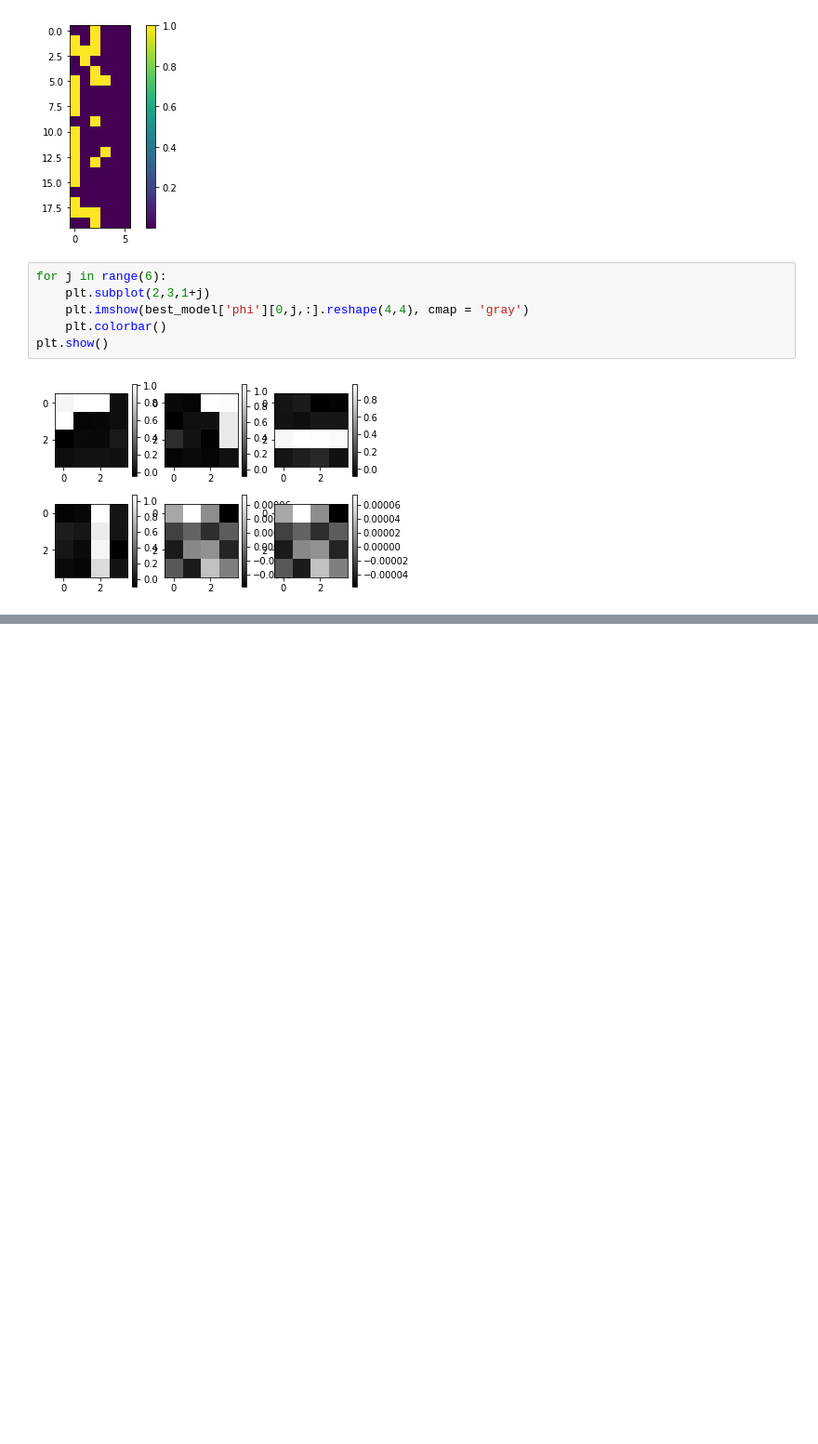
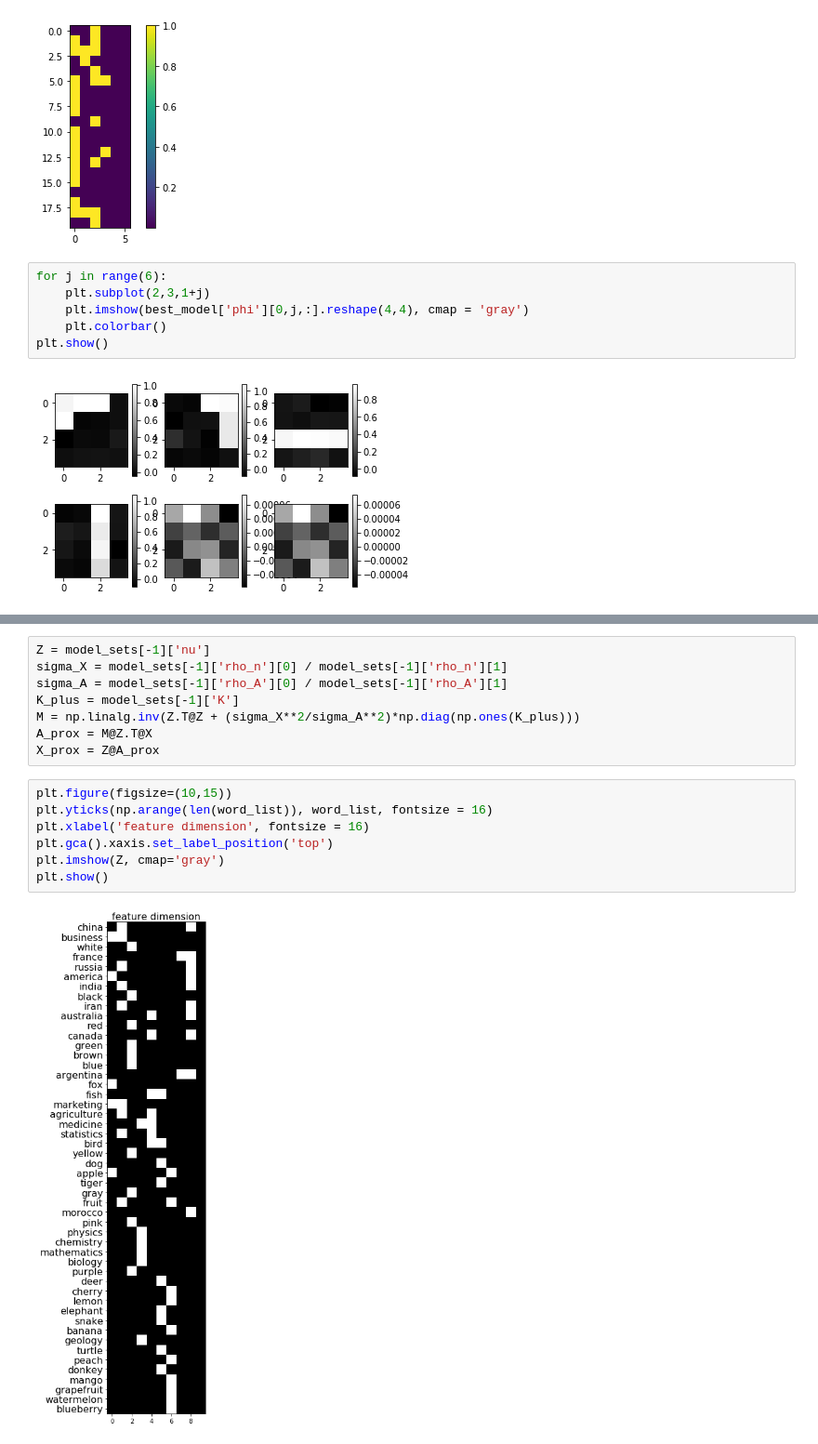
Before and after one commit to erlebach/Latent_class_Analysis, a Jupyter notebook: VIBP.ipynb, the cells around one changed output, grey strips where cells are left out. Shown at 93% size. Cells and saved outputs as stored; diff of their text form; blank space fills up the shorter version.

```diff
--- a/VIBP.ipynb
+++ b/VIBP.ipynb
@@ -573,0 +755,17 @@ plt.show()
+# %%
+Z = model_sets[-1]['nu']
+sigma_X = model_sets[-1]['rho_n'][0] / model_sets[-1]['rho_n'][1]
+sigma_A = model_sets[-1]['rho_A'][0] / model_sets[-1]['rho_A'][1]
+K_plus = model_sets[-1]['K']
+M = np.linalg.inv(Z.T@Z + (sigma_X**2/sigma_A**2)*np.diag(np.ones(K_plus)))
+A_prox = M@Z.T@X
+X_prox = Z@A_prox
+# %%
+plt.figure(figsize=(10,15))
+plt.yticks(np.arange(len(word_list)), word_list, fontsize = 16)
+plt.xlabel('feature dimension', fontsize = 16)
+plt.gca().xaxis.set_label_position('top')
+plt.imshow(Z, cmap='gray')
+plt.show()
+# %% [output]
+[figure, added]
```
Also changed, not shown: parts of 33 cells of this notebook, 1 other file.
